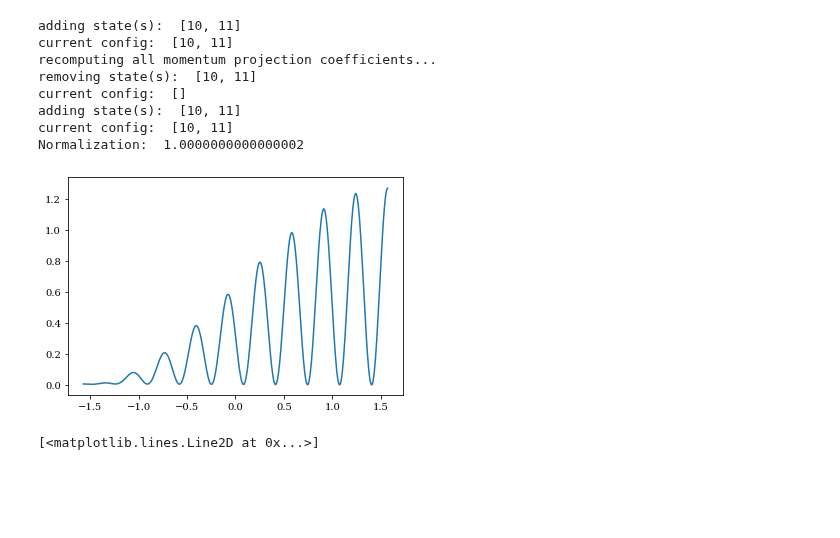
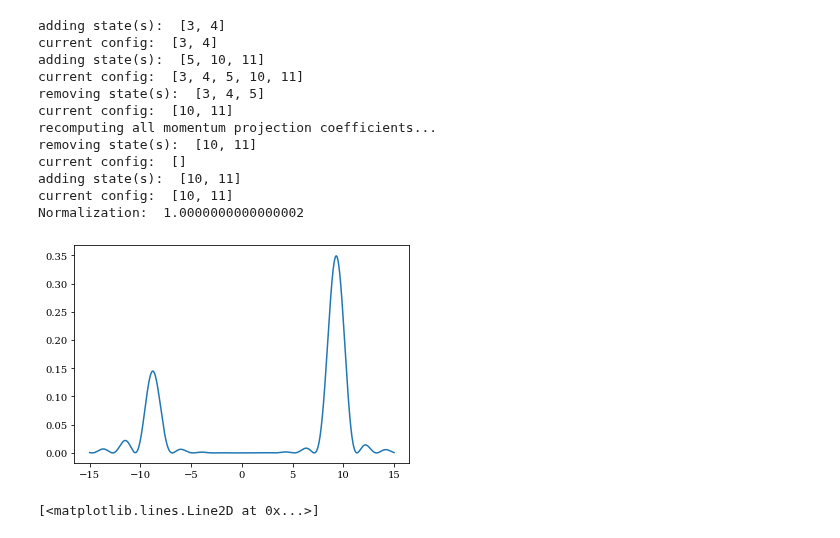
Before and after one commit to wyssard/Particle_in_a_Box, a Jupyter notebook: test_testing.ipynb, the cells around one changed output. Saved outputs shown, nothing was run; the diff lists cells and outputs as text; code cells hidden in the pictures; blank space fills up the shorter version.

```diff
--- a/test_testing.ipynb
+++ b/test_testing.ipynb
@@ -23,61 +23,68 @@ gamma = -10
 bound = 15
 
 
-State3 = testing.Particle_in_Box_State(gamma, L, [10,11], [1,1])
+State3 = testing.Particle_in_Box_State(gamma, L, [3,4], [1,1])
 
-#State3.add_state([5, 10, 11], [1, 1, 1])
-#State3.remove_state([3,4,5])
+State3.add_state([5, 10, 11], [1, 1, 1])
+State3.remove_state([3,4,5])
 
 State3.gamma = 0.00001
-#State3.change_energy_proj_coeff(1, 0.1)
+State3.change_energy_proj_coeff(10, 2)
 State3.property_change_complete_recompute()
+
+
+
 print("Normalization: ", np.sum(np.abs(State3._energy_proj_coeff)**2))
 
 x = np.linspace(-L/2, L/2, 500)
 k = np.arange(-bound, bound, 0.01)
 kn = np.arange(-bound, bound, 1)
 
-pos_space_func = State3._pos_space_wavefunc
-cont_m_space_func = State3._cont_momentum_space_wavefunc
-disc_m_space_func = State3._disc_momentum_space_wavefunc
+pos_space_func = State3.pos_space_wavefunc
+cont_m_space_func = State3.cont_momentum_space_wavefunc
+disc_m_space_func = State3.disc_momentum_space_wavefunc
 
 
 '''
 fig = plt.figure()
 pDistrPlot = plt.axes()
 
 
 pDistrPlot.bar(kn, np.abs(disc_m_space_func(kn, 0))**2, color=lightColor)
 pDistrPlot.plot(k, np.abs(cont_m_space_func(k, 0))**2, color=darkColor, ls="--")
 
 pDistrPlot.set_ylim(0, 0.5)
 '''
 
 
 fig = plt.figure()
 ax = plt.axes()
-lines = ax.plot(x, np.abs(pos_space_func(x, 0))**2)
+lines = ax.plot(k, np.abs(cont_m_space_func(k, 0))**2)
 
 def init():
-    lines[0].set_data(x, np.abs(pos_space_func(x, 0))**2)
+    lines[0].set_data(k, np.abs(cont_m_space_func(k, 0))**2)
     return lines
 
 def animate(i):
-    lines[0].set_data(x, np.abs(pos_space_func(x, 0.025*i))**2)
+    lines[0].set_data(k, np.abs(cont_m_space_func(k, 0.025*i))**2)
     return lines
 
 anim = FuncAnimation(fig, animate, init_func=init, frames=200, interval=20, blit=True)
 anim.save("new_momentum_implementation.gif")
 # %% [output]
-adding state(s):  [10, 11]
+adding state(s):  [3, 4]
+current config:  [3, 4]
+adding state(s):  [5, 10, 11]
+current config:  [3, 4, 5, 10, 11]
+removing state(s):  [3, 4, 5]
 current config:  [10, 11]
 recomputing all momentum projection coefficients...
 removing state(s):  [10, 11]
 current config:  []
 adding state(s):  [10, 11]
 current config:  [10, 11]
 Normalization:  1.0000000000000002
-[figure, old version]
+[figure, new version]
 # %%
 # Testing momentum distribution (general case with gamma_+ = gamm_- =: gamma)
 L = np.pi
```
Also changed, not shown: 2 other files.
